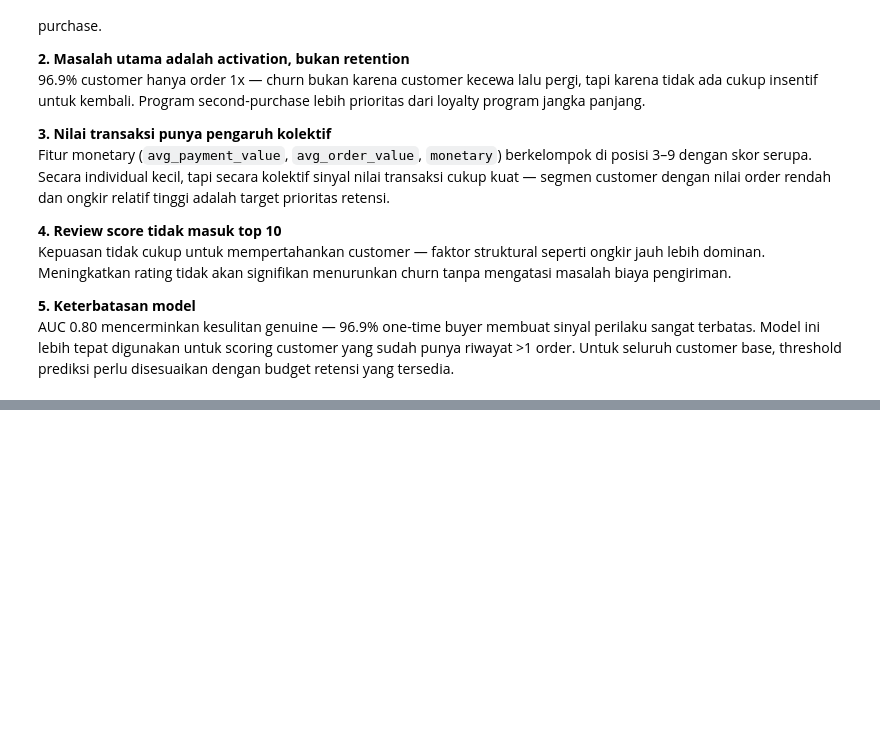
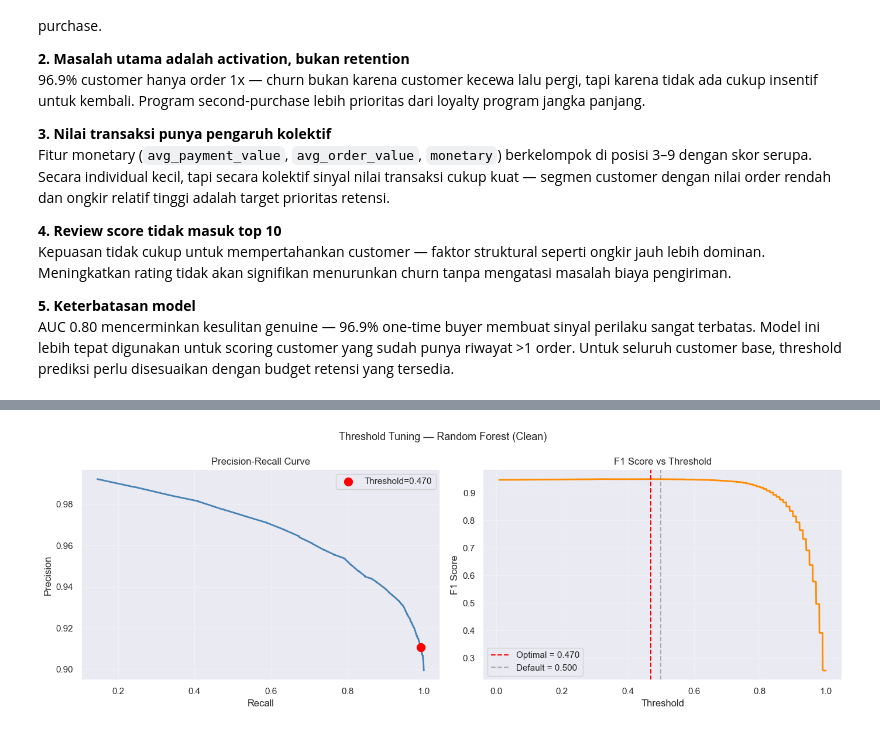
Before and after one commit to FarahAuliaKirana/Churn-Prediction, a Jupyter notebook: notebooks/04_modeling.ipynb, the cells around one changed output, grey strips where cells are left out. Saved outputs shown, nothing was run; the diff lists cells and outputs as text; code cells hidden in the pictures; blank space fills up the shorter version.

```diff
--- a/notebooks/04_modeling.ipynb
+++ b/notebooks/04_modeling.ipynb
@@ -235,10 +254,15 @@ results = {}
 
 print("=== MODEL BENCHMARKING ===\n")
 for name, pipe in models.items():
+    # LR pakai features_lr (bebas multikolinearitas), model lain pakai features biasa
+    _Xtr = X_train_lr if name == 'Logistic Regression' else X_train
+    _Xte = X_test_lr  if name == 'Logistic Regression' else X_test
+    _Xcv = X_train_lr if name == 'Logistic Regression' else X_train
+
     # Train
-    pipe.fit(X_train, y_train)
-    y_pred  = pipe.predict(X_test)
-    y_proba = pipe.predict_proba(X_test)[:, 1]
+    pipe.fit(_Xtr, y_train)
+    y_pred  = pipe.predict(_Xte)
+    y_proba = pipe.predict_proba(_Xte)[:, 1]
 
     # Metrics
     auc  = roc_auc_score(y_test, y_proba)
@@ -246,7 +270,7 @@ for name, pipe in models.items():
     acc  = (y_pred == y_test).mean()
 
     # Cross-validation AUC
-    cv_auc = cross_val_score(pipe, X_train, y_train,
+    cv_auc = cross_val_score(pipe, _Xcv, y_train,
                               cv=cv, scoring='roc_auc', n_jobs=-1)
 
     results[name] = {
@@ -857,0 +857,67 @@ dengan budget retensi yang tersedia.
+# %%
+# Threshold Tuning
+from sklearn.metrics import precision_recall_curve, f1_score, classification_report
+
+best_name_clean = max(results_clean, key=lambda n: results_clean[n]['CV_AUC_mean'])
+best_clean      = results_clean[best_name_clean]
+y_proba_clean   = best_clean['y_proba']
+
+# Hitung precision, recall, threshold di setiap titik
+precision_arr, recall_arr, thresholds_arr = precision_recall_curve(y_test, y_proba_clean)
+
+# F1 score di setiap threshold
+f1_arr = 2 * (precision_arr[:-1] * recall_arr[:-1]) / \
+         (precision_arr[:-1] + recall_arr[:-1] + 1e-9)
+
+best_idx    = f1_arr.argmax()
+best_thresh = thresholds_arr[best_idx]
+
+print(f"Threshold default  : 0.500")
+print(f"Threshold optimal  : {best_thresh:.3f}  (max F1 = {f1_arr[best_idx]:.4f})")
+
+# Prediksi dengan threshold optimal
+y_pred_tuned = (y_proba_clean >= best_thresh).astype(int)
+
+# Visualisasi Precision-Recall vs Threshold
+fig, axes = plt.subplots(1, 2, figsize=(14, 5))
+
+# Plot 1: P-R curve
+axes[0].plot(recall_arr[:-1], precision_arr[:-1], color='steelblue', linewidth=2)
+axes[0].scatter(recall_arr[best_idx], precision_arr[best_idx],
+                color='red', s=100, zorder=5, label=f'Threshold={best_thresh:.3f}')
+axes[0].set_xlabel('Recall')
+axes[0].set_ylabel('Precision')
+axes[0].set_title('Precision-Recall Curve')
+axes[0].legend()
+axes[0].grid(True, alpha=0.3)
+
+# Plot 2: F1 vs Threshold
+axes[1].plot(thresholds_arr, f1_arr, color='darkorange', linewidth=2)
+axes[1].axvline(x=best_thresh, color='red', linestyle='--',
+                label=f'Optimal = {best_thresh:.3f}')
+axes[1].axvline(x=0.5, color='gray', linestyle='--', alpha=0.6,
+                label='Default = 0.500')
+axes[1].set_xlabel('Threshold')
+axes[1].set_ylabel('F1 Score')
+axes[1].set_title('F1 Score vs Threshold')
+axes[1].legend()
+axes[1].grid(True, alpha=0.3)
+
+plt.suptitle('Threshold Tuning — Random Forest (Clean)', fontsize=13)
+plt.tight_layout()
+plt.savefig('../outputs/figures/threshold_tuning.png', dpi=150)
+plt.show()
+
+# Perbandingan classification report
+print("\n" + "="*55)
+print("  PERBANDINGAN: Default Threshold (0.5) vs Optimal")
+print("="*55)
+
+print(f"\n--- Default Threshold (0.5) ---")
+print(classification_report(y_test, best_clean['y_pred'],
+                             target_names=['Non-Churn', 'Churn']))
+
+print(f"\n--- Optimal Threshold ({best_thresh:.3f}) ---")
+print(classification_report(y_test, y_pred_tuned,
+                             target_names=['Non-Churn', 'Churn']))
+# %% [output]
@@ -857,0 +926 @@ dengan budget retensi yang tersedia.
+[figure, added]
```
Also changed, not shown: parts of 24 cells of this notebook, 45 other files.
